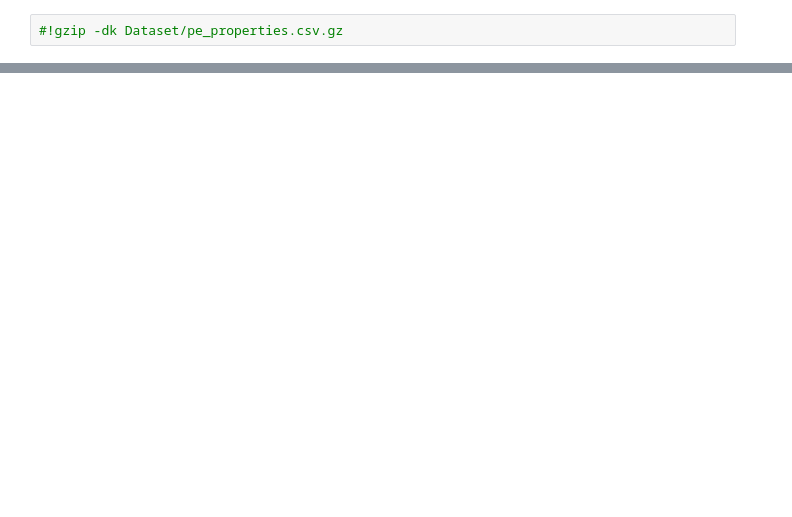
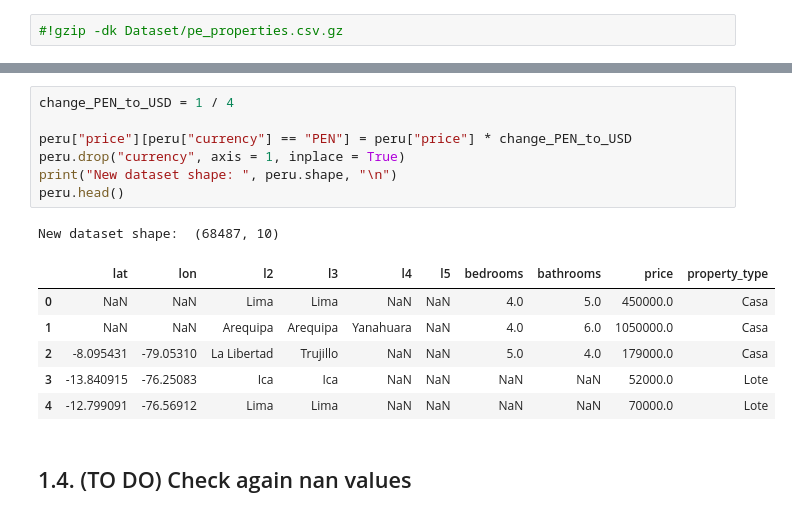
Before and after one commit to ECisneros20/Hackathon-BBVA-2022, a Jupyter notebook: House_prediction.ipynb, the cells around one changed output, grey strips where cells are left out. Cells and saved outputs as stored; diff of their text form; blank space fills up the shorter version.

```diff
--- a/House_prediction.ipynb
+++ b/House_prediction.ipynb
@@ -94,0 +190,17 @@ df_dataset.head()
+# %%
+change_PEN_to_USD = 1 / 4
+
+peru["price"][peru["currency"] == "PEN"] = peru["price"] * change_PEN_to_USD
+peru.drop("currency", axis = 1, inplace = True)
+print("New dataset shape: ", peru.shape, "\n")
+peru.head()
+# %% [output]
+New dataset shape:  (68487, 10)
+|  | lat | lon | l2 | l3 | l4 | l5 | bedrooms | bathrooms | price | property_type |
+| 0 | NaN | NaN | Lima | Lima | NaN | NaN | 4.0 | 5.0 | 450000.0 | Casa |
+| 1 | NaN | NaN | Arequipa | Arequipa | Yanahuara | NaN | 4.0 | 6.0 | 1050000.0 | Casa |
+| 2 | -8.095431 | -79.05310 | La Libertad | Trujillo | NaN | NaN | 5.0 | 4.0 | 179000.0 | Casa |
+| 3 | -13.840915 | -76.25083 | Ica | Ica | NaN | NaN | NaN | NaN | 52000.0 | Lote |
+| 4 | -12.799091 | -76.56912 | Lima | Lima | NaN | NaN | NaN | NaN | 70000.0 | Lote |
+# %% [markdown]
+## 1.4. (TO DO) Check again nan values
```
Also changed, not shown: parts of 17 cells of this notebook.
